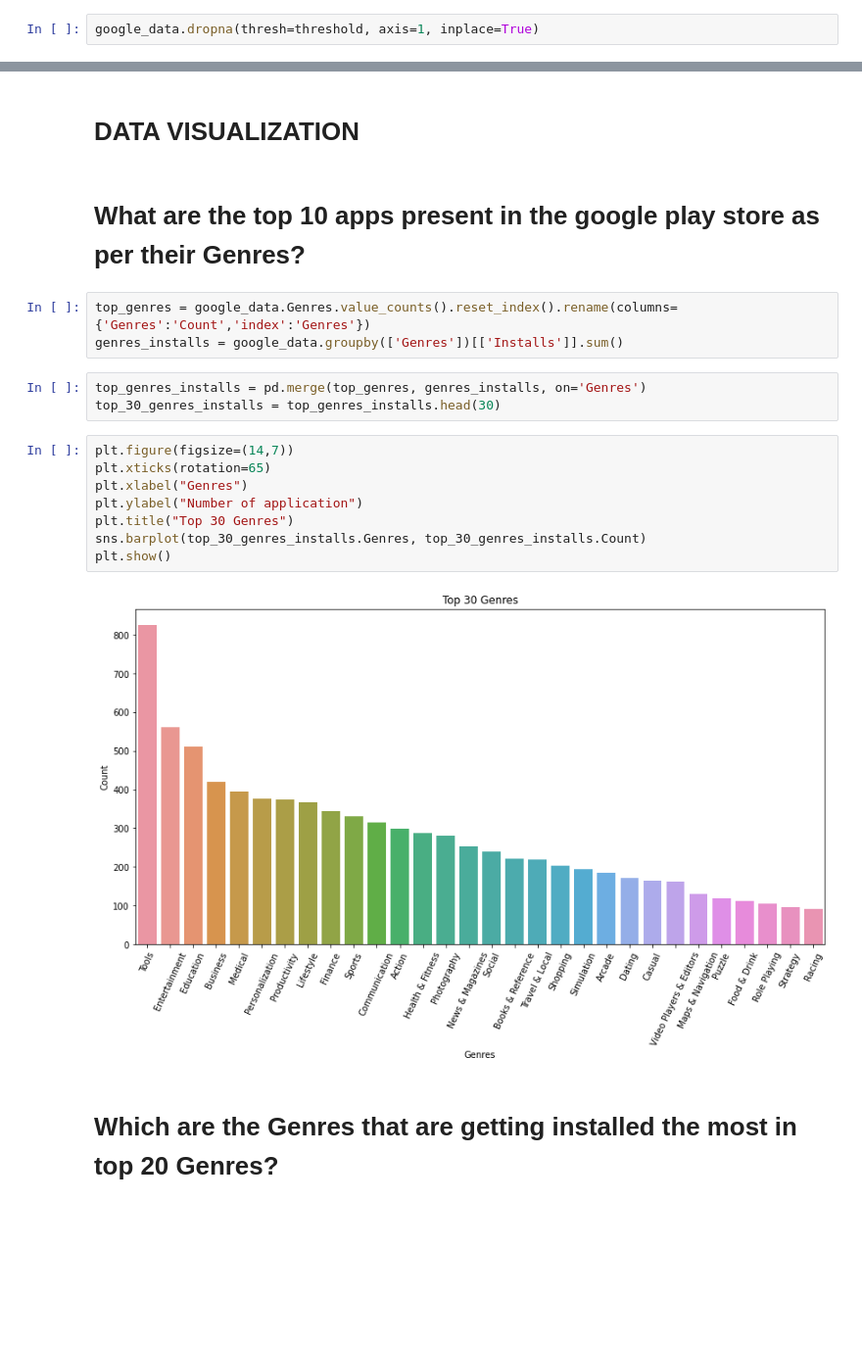
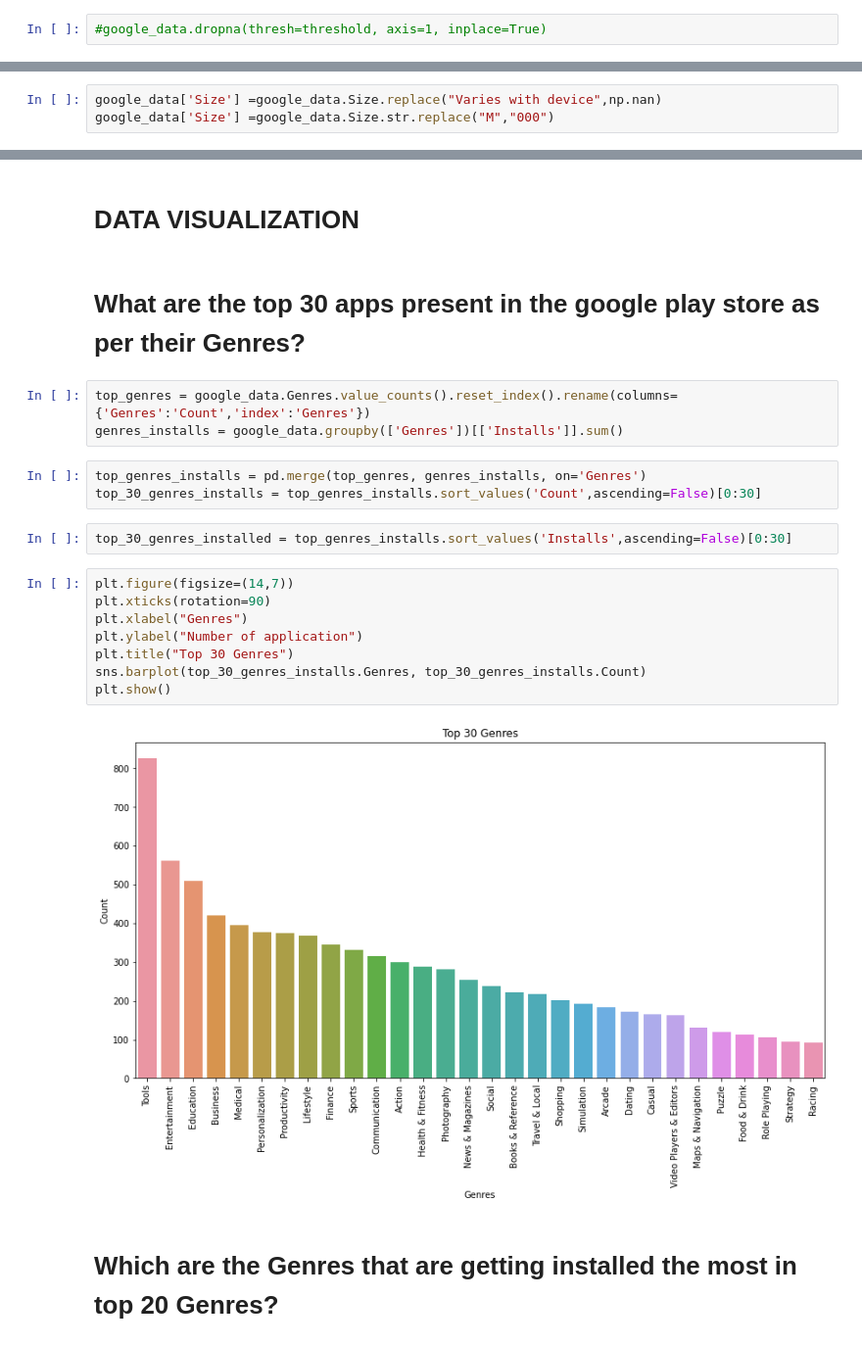
Before and after one commit to Akramkhan01/Capstone-Project-Play-Store-App-Review-Analysis, a Jupyter notebook: EDA_Play_Store_App_Review_Analysis_Capstone_Project.ipynb, the cells around one changed output, grey strips where cells are left out. Shown: that part at 98% size. Saved outputs shown, nothing was run; the diff lists cells and outputs as text; blank space fills up the shorter version.

```diff
--- a/EDA_Play_Store_App_Review_Analysis_Capstone_Project.ipynb
+++ b/EDA_Play_Store_App_Review_Analysis_Capstone_Project.ipynb
@@ -164,3 +141,3 @@ threshold
 # %%
-google_data.dropna(thresh=threshold, axis=1, inplace=True)
+#google_data.dropna(thresh=threshold, axis=1, inplace=True)
 # %%
@@ -358,6 +322,9 @@ array(['19M', '14M', '8.7M', '25M', '2.8M', '5.6M', '29M', '33M', '3.1M',
        '226k', '240k', '89k', '234k', '257k', '861k', '467k', '157k',
        '44k', '676k', '67k', '552k', '885k', '1020k', '582k', '619k'],
       dtype=object)
+# %%
+google_data['Size'] =google_data.Size.replace("Varies with device",np.nan)
+google_data['Size'] =google_data.Size.str.replace("M","000")
 # %%
 google_data['Size'] =google_data.Size.replace("Varies with device",np.nan)
 google_data['Size'] =google_data.Size.str.replace("M","000") # All size values became the kilobyte type.
@@ -599,23 +567,25 @@ dtype: int64
 # %% [markdown]
 # **DATA VISUALIZATION**
 # %% [markdown]
-# What are the top 10 apps present in the google play store as per their Genres?
+# What are the top 30 apps present in the google play store as per their Genres?
 # %%
 top_genres = google_data.Genres.value_counts().reset_index().rename(columns={'Genres':'Count','index':'Genres'})
 genres_installs = google_data.groupby(['Genres'])[['Installs']].sum()
 # %%
 top_genres_installs = pd.merge(top_genres, genres_installs, on='Genres')
-top_30_genres_installs = top_genres_installs.head(30)
+top_30_genres_installs = top_genres_installs.sort_values('Count',ascending=False)[0:30]
+# %%
+top_30_genres_installed = top_genres_installs.sort_values('Installs',ascending=False)[0:30]
 # %%
 plt.figure(figsize=(14,7))
-plt.xticks(rotation=65)
+plt.xticks(rotation=90)
 plt.xlabel("Genres")
 plt.ylabel("Number of application")
 plt.title("Top 30 Genres")
 sns.barplot(top_30_genres_installs.Genres, top_30_genres_installs.Count)
 plt.show()
 # %% [output]
-[figure, old version]
+[figure, new version]
 # %% [markdown]
 # Which are the Genres that are getting installed the most in top 20 Genres?
 # %%
```
Also changed, not shown: parts of 25 cells of this notebook.
